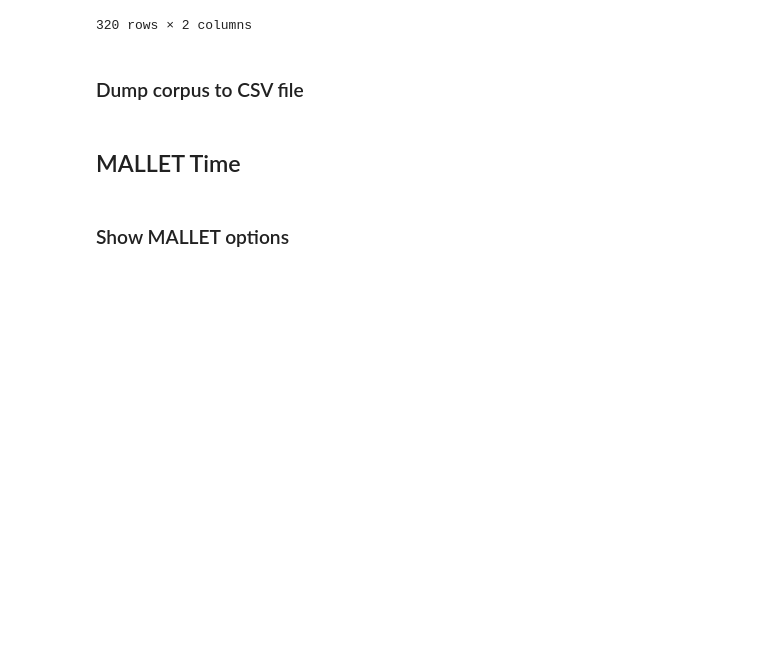
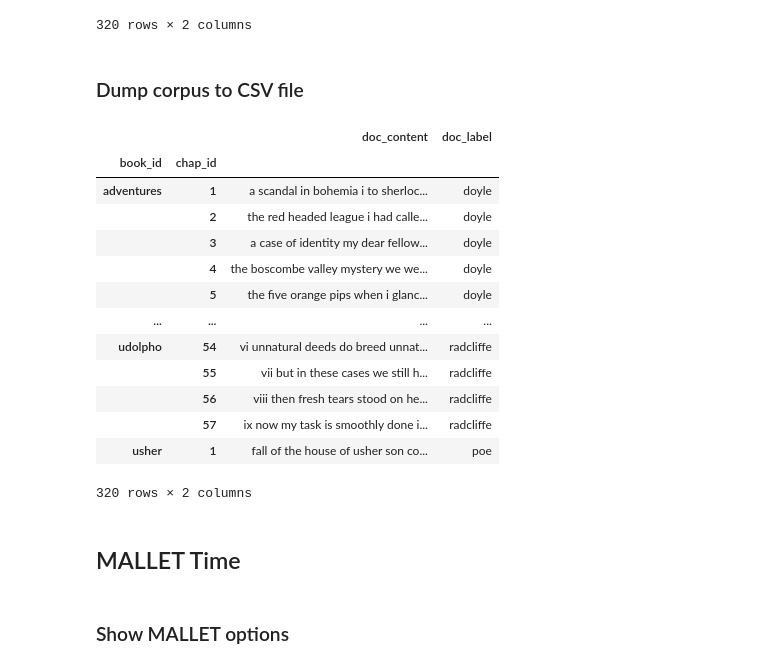
Before and after one commit to sqr8ap/DS5001-2025-01-R, a Jupyter notebook: lessons/M08a_Visualization/M08a_03_MALLET.ipynb, the cells around one changed output. Drawn from its saved outputs; the diff is of its cells as text; code cells hidden in the pictures; blank space fills up the shorter version.

```diff
--- a/lessons/M08a_Visualization/M08a_03_MALLET.ipynb
+++ b/lessons/M08a_Visualization/M08a_03_MALLET.ipynb
@@ -123,6 +117,23 @@ DOC
 mallet_corpus = DOC.join(LIB)[['doc_str','author_id']]
 mallet_corpus.columns = 'doc_content doc_label'.split()
 mallet_corpus[['doc_label','doc_content']].to_csv(f'{mallet_data}/novels-corpus.csv', index=False)
+# %%
+mallet_corpus
+# %% [output]
+|  |  | doc_content | doc_label |
+| book_id | chap_id |  |  |
+| adventures | 1 | a scandal in bohemia i to sherloc... | doyle |
+|  | 2 | the red headed league i had calle... | doyle |
+|  | 3 | a case of identity my dear fellow... | doyle |
+|  | 4 | the boscombe valley mystery we we... | doyle |
+|  | 5 | the five orange pips when i glanc... | doyle |
+| ... | ... | ... | ... |
+| udolpho | 54 | vi unnatural deeds do breed unnat... | radcliffe |
+|  | 55 | vii but in these cases we still h... | radcliffe |
+|  | 56 | viii then fresh tears stood on he... | radcliffe |
+|  | 57 | ix now my task is smoothly done i... | radcliffe |
+| usher | 1 | fall of the house of usher son co... | poe |
+320 rows × 2 columns
 # %%
 # !more {mallet_data}/novels-corpus.csv
 # %% [markdown]
```
Also changed, not shown: parts of 1 cell of this notebook, 3 other files.
